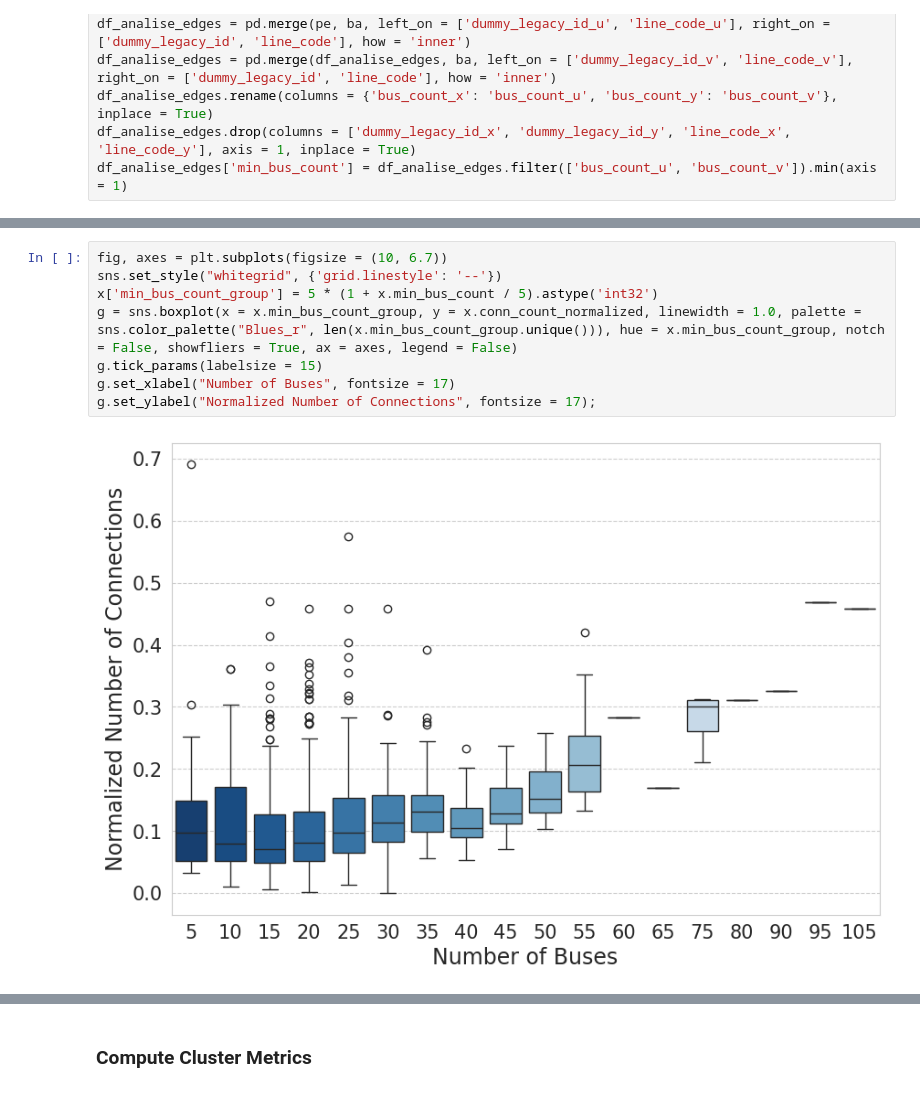
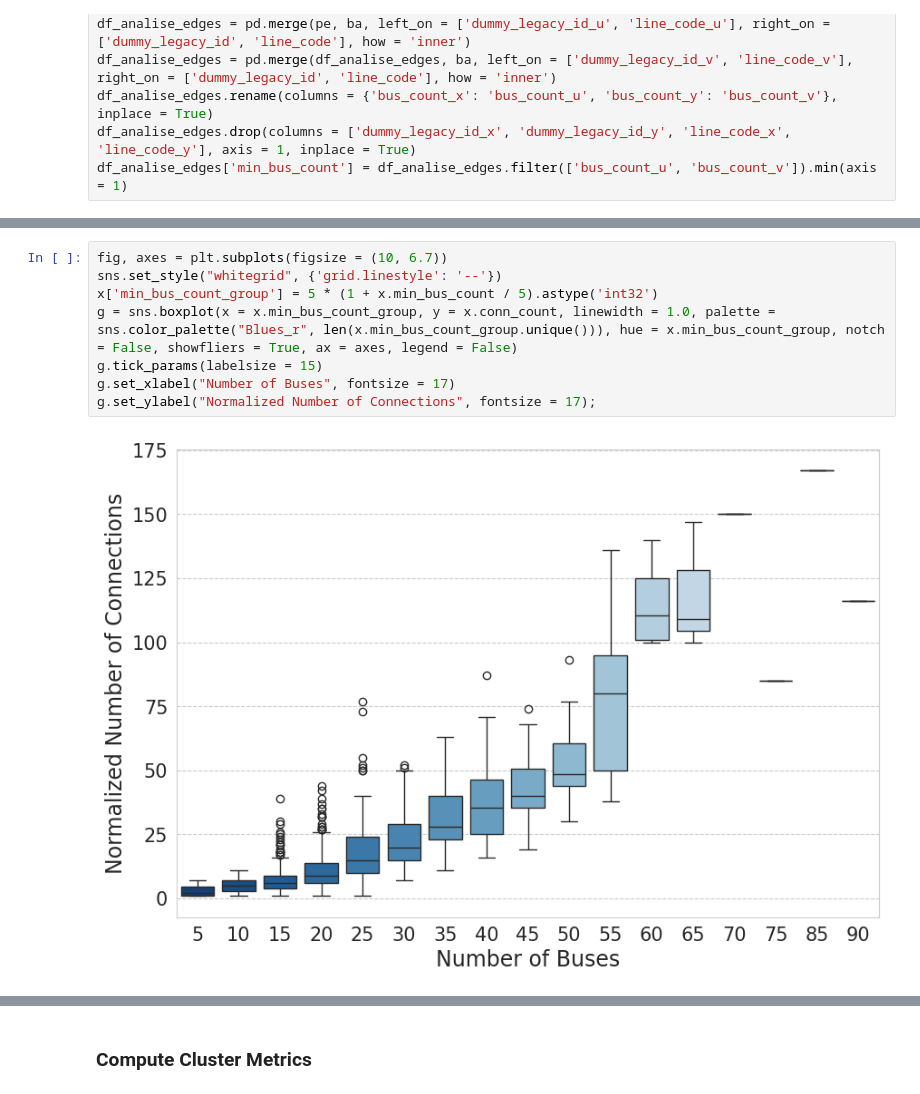
Before and after one commit to jcnborges/busanalysis, a Jupyter notebook: notebooks/ieee_t_its_2024/ieee-t-its.ipynb, the cells around one changed output, grey strips where cells are left out. Saved outputs shown, nothing was run; the diff lists cells and outputs as text.

```diff
--- a/notebooks/ieee_t_its_2024/ieee-t-its.ipynb
+++ b/notebooks/ieee_t_its_2024/ieee-t-its.ipynb
@@ -255,10 +254,10 @@ PearsonRResult(statistic=0.7999732086157787, pvalue=1.3173376337346588e-223)
 # %%
 fig, axes = plt.subplots(figsize = (10, 6.7))
 sns.set_style("whitegrid", {'grid.linestyle': '--'})
 x['min_bus_count_group'] = 5 * (1 + x.min_bus_count / 5).astype('int32')
-g = sns.boxplot(x = x.min_bus_count_group, y = x.conn_count_normalized, linewidth = 1.0, palette = sns.color_palette("Blues_r", len(x.min_bus_count_group.unique())), hue = x.min_bus_count_group, notch = False, showfliers = True, ax = axes, legend = False)
+g = sns.boxplot(x = x.min_bus_count_group, y = x.conn_count, linewidth = 1.0, palette = sns.color_palette("Blues_r", len(x.min_bus_count_group.unique())), hue = x.min_bus_count_group, notch = False, showfliers = True, ax = axes, legend = False)
 g.tick_params(labelsize = 15)
 g.set_xlabel("Number of Buses", fontsize = 17)
 g.set_ylabel("Normalized Number of Connections", fontsize = 17);
 # %% [output]
-[figure, old version]
+[figure, new version]
```
Also changed, not shown: parts of 42 cells of this notebook, 1 other file.
